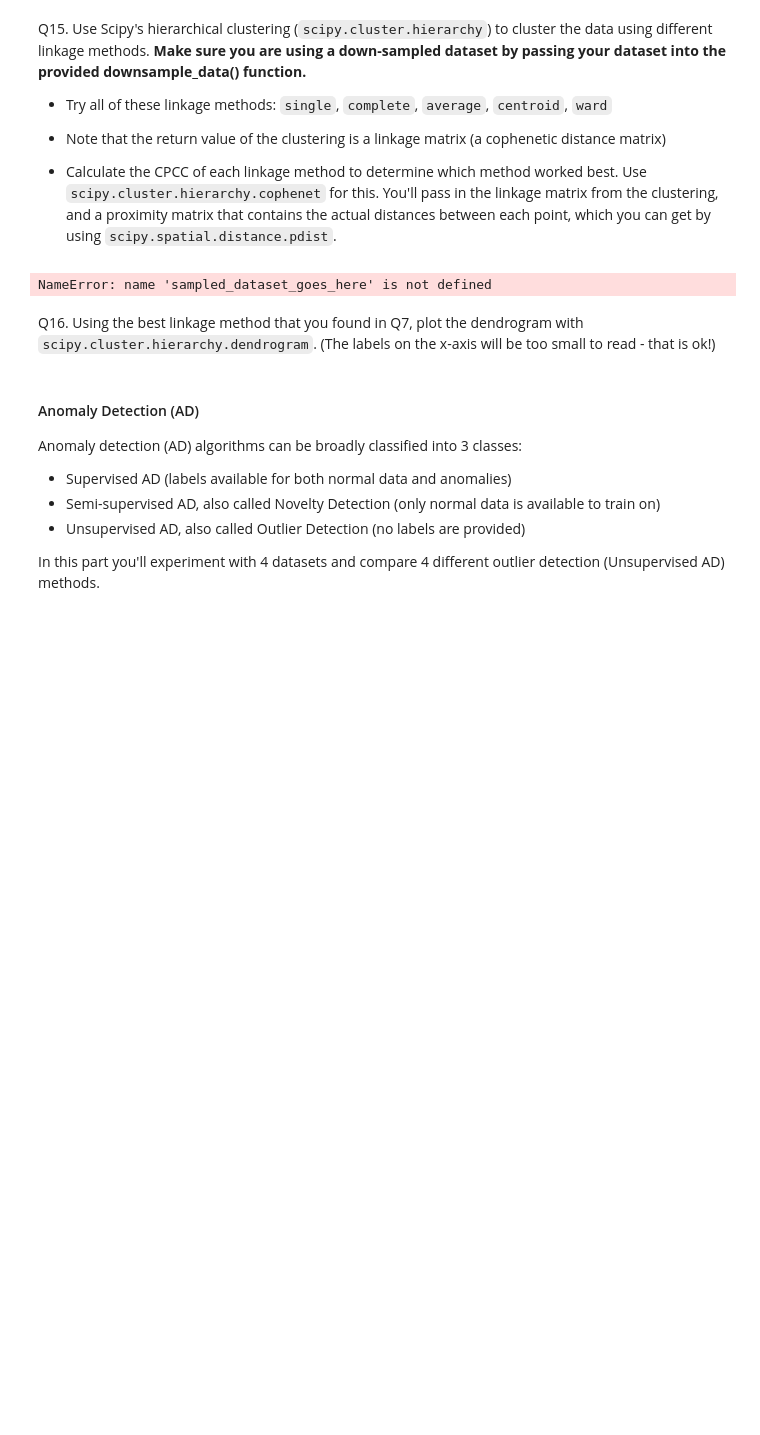
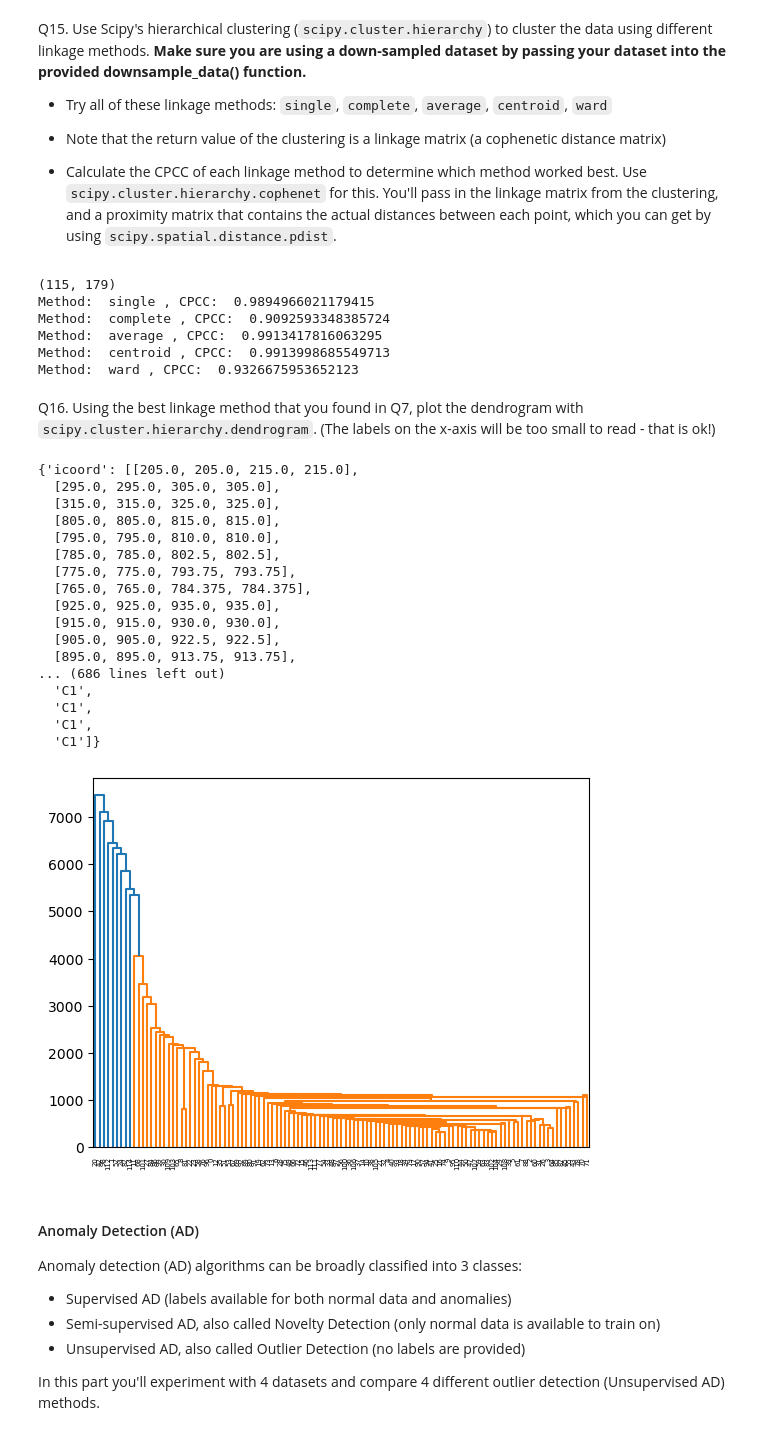
Before and after one commit to KishTheLay/mlhw5, a Jupyter notebook: HW5 - Clustering.ipynb, the cells around one changed output. Saved outputs shown, nothing was run; the diff lists cells and outputs as text; code cells hidden in the pictures; blank space fills up the shorter version.

```diff
--- a/HW5 - Clustering.ipynb
+++ b/HW5 - Clustering.ipynb
@@ -360,15 +361,47 @@ Q15. Use Scipy's hierarchical clustering (`scipy.cluster.hierarchy`) to cluster
 # and use the resulting smaller dataset for hierachical clustering
 
 # Pass the down-sampled dataset into pdist to get your proximity matrix for calculating CPCC
-proximity_matrix = pdist(sampled_dataset_goes_here)
+downData = downsample_data(dataset, labels)
+
+proximity_matrix = pdist(downData)
 
 # the rest of your code goes here
+methods = ['single', 'complete', 'average', 'centroid', 'ward']
+for method in methods:
+    link = linkage(downData, method=method)
+    cpcc, UNUSED = cophenet(link, proximity_matrix)
+    print("Method: ", method, ", CPCC: ", cpcc)
 # %% [output]
-NameError: name 'sampled_dataset_goes_here' is not defined
+(115, 179)
+Method:  single , CPCC:  0.9894966021179415
+Method:  complete , CPCC:  0.9092593348385724
+Method:  average , CPCC:  0.9913417816063295
+Method:  centroid , CPCC:  0.9913998685549713
+Method:  ward , CPCC:  0.9326675953652123
 # %% [markdown]
 Q16. Using the best linkage method that you found in Q7, plot the dendrogram with `scipy.cluster.hierarchy.dendrogram`. (The labels on the x-axis will be too small to read - that is ok!)
 # %%
 # your code goes here
+dendrogram(linkage(downData, method='centroid'))
+# %% [output]
+{'icoord': [[205.0, 205.0, 215.0, 215.0],
+  [295.0, 295.0, 305.0, 305.0],
+  [315.0, 315.0, 325.0, 325.0],
+  [805.0, 805.0, 815.0, 815.0],
+  [795.0, 795.0, 810.0, 810.0],
+  [785.0, 785.0, 802.5, 802.5],
+  [775.0, 775.0, 793.75, 793.75],
+  [765.0, 765.0, 784.375, 784.375],
+  [925.0, 925.0, 935.0, 935.0],
+  [915.0, 915.0, 930.0, 930.0],
+  [905.0, 905.0, 922.5, 922.5],
+  [895.0, 895.0, 913.75, 913.75],
+... (686 lines left out)
+  'C1',
+  'C1',
+  'C1',
+  'C1']}
+[figure, added]
 # %% [markdown]
 #### Anomaly Detection (AD)
 
```
Also changed, not shown: parts of 5 cells of this notebook.
